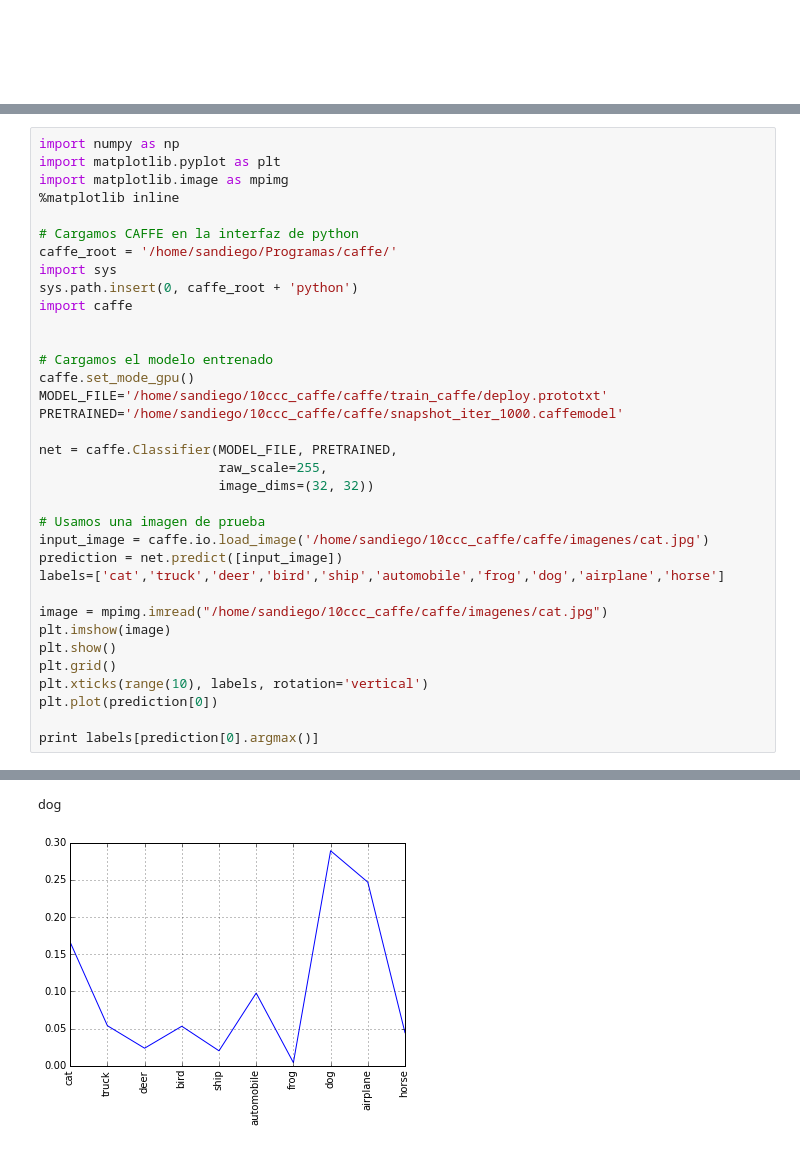
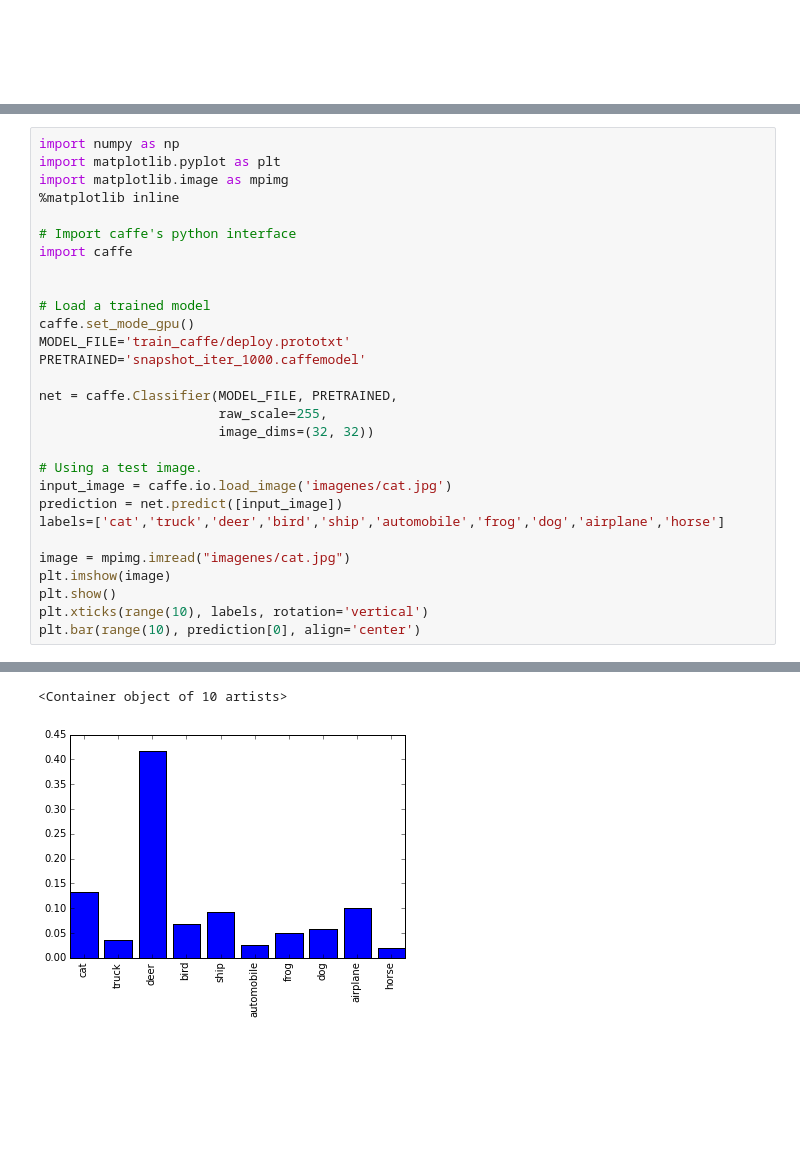
Before and after one commit to druedaplata/10CCC_Caffe, a Jupyter notebook: caffe/CNN_detailed.ipynb, the cells around one changed output, grey strips where cells are left out. Drawn from its saved outputs; the diff is of its cells as text; blank space fills up the shorter version.

```diff
--- a/caffe/CNN_detailed.ipynb
+++ b/caffe/CNN_detailed.ipynb
@@ -383,39 +384,33 @@ I0821 11:09:25.968791  4255 caffe.cpp:178] Optimization Done.
 # %%
 import numpy as np
 import matplotlib.pyplot as plt
 import matplotlib.image as mpimg
 %matplotlib inline
 
-# Cargamos CAFFE en la interfaz de python
-caffe_root = '/home/sandiego/Programas/caffe/'
-import sys
-sys.path.insert(0, caffe_root + 'python')
+# Import caffe's python interface
 import caffe
 
 
-# Cargamos el modelo entrenado
+# Load a trained model
 caffe.set_mode_gpu()
-MODEL_FILE='/home/sandiego/10ccc_caffe/caffe/train_caffe/deploy.prototxt'
-PRETRAINED='/home/sandiego/10ccc_caffe/caffe/snapshot_iter_1000.caffemodel'
+MODEL_FILE='train_caffe/deploy.prototxt'
+PRETRAINED='snapshot_iter_1000.caffemodel'
 
 net = caffe.Classifier(MODEL_FILE, PRETRAINED,
                        raw_scale=255,
                        image_dims=(32, 32))
 
-# Usamos una imagen de prueba
-input_image = caffe.io.load_image('/home/sandiego/10ccc_caffe/caffe/imagenes/cat.jpg')
+# Using a test image.
+input_image = caffe.io.load_image('imagenes/cat.jpg')
 prediction = net.predict([input_image])
 labels=['cat','truck','deer','bird','ship','automobile','frog','dog','airplane','horse']
 
-image = mpimg.imread("/home/sandiego/10ccc_caffe/caffe/imagenes/cat.jpg")
+image = mpimg.imread("imagenes/cat.jpg")
 plt.imshow(image)
 plt.show()
-plt.grid()
 plt.xticks(range(10), labels, rotation='vertical')
-plt.plot(prediction[0])
-
-print labels[prediction[0].argmax()]
+plt.bar(range(10), prediction[0], align='center')
 # %% [output]
 [figure]
-dog
+<Container object of 10 artists>
-[figure, old version]
+[figure, new version]
```
Also changed, not shown: parts of 21 cells of this notebook, 1 other file.
